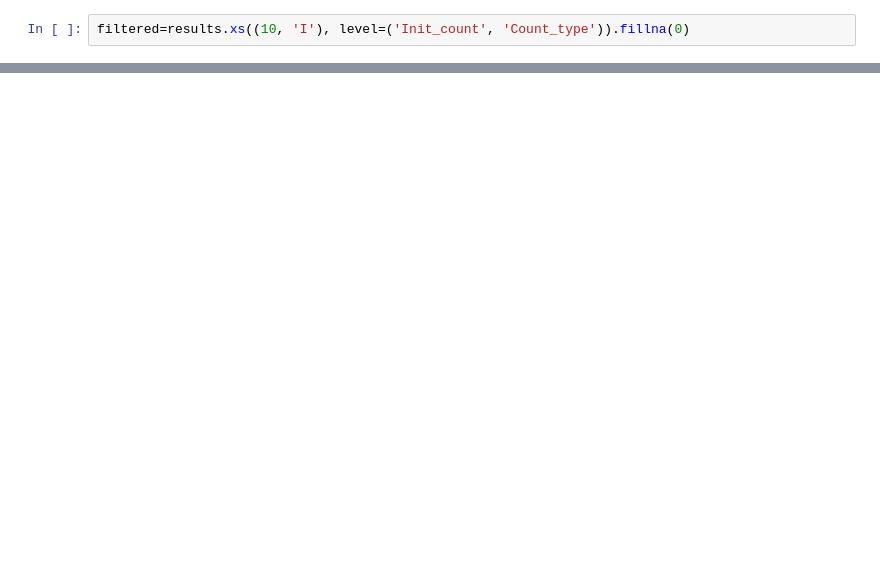
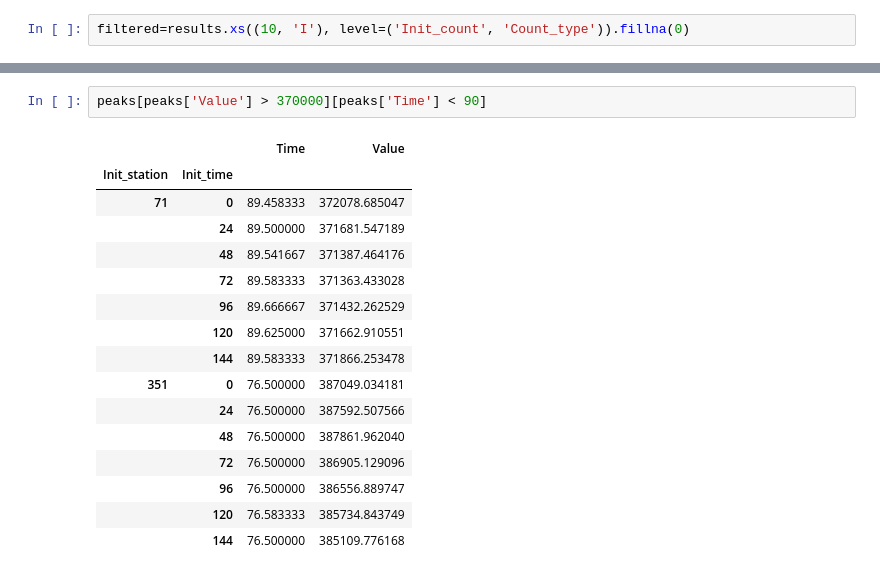
Before and after one commit to joshuablake/Temporal-metapop-epidemic-London-, a Jupyter notebook: src/Results analysis.ipynb, the cells around one changed output, grey strips where cells are left out. Saved outputs shown, nothing was run; the diff lists cells and outputs as text; blank space fills up the shorter version.

```diff
--- a/src/Results analysis.ipynb
+++ b/src/Results analysis.ipynb
@@ -62,0 +54,19 @@ filtered.T.plot(legend=None, color='#870909')
+# %%
+peaks[peaks['Value'] > 370000][peaks['Time'] < 90]
+# %% [output]
+|  |  | Time | Value |
+| Init_station | Init_time |  |  |
+| 71 | 0 | 89.458333 | 372078.685047 |
+|  | 24 | 89.500000 | 371681.547189 |
+|  | 48 | 89.541667 | 371387.464176 |
+|  | 72 | 89.583333 | 371363.433028 |
+|  | 96 | 89.666667 | 371432.262529 |
+|  | 120 | 89.625000 | 371662.910551 |
+|  | 144 | 89.583333 | 371866.253478 |
+| 351 | 0 | 76.500000 | 387049.034181 |
+|  | 24 | 76.500000 | 387592.507566 |
+|  | 48 | 76.500000 | 387861.962040 |
+|  | 72 | 76.500000 | 386905.129096 |
+|  | 96 | 76.500000 | 386556.889747 |
+|  | 120 | 76.583333 | 385734.843749 |
+|  | 144 | 76.500000 | 385109.776168 |
```
Also changed, not shown: parts of 8 cells of this notebook.
